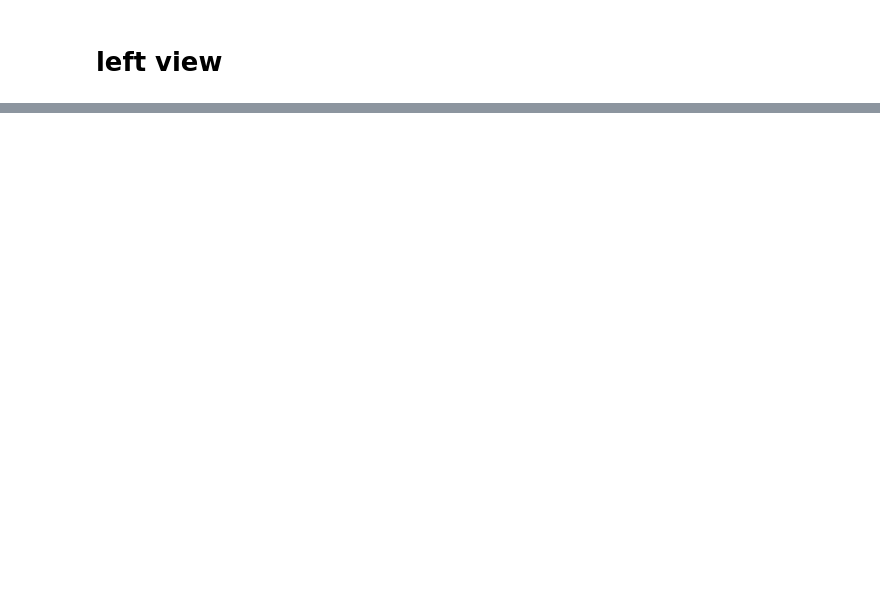
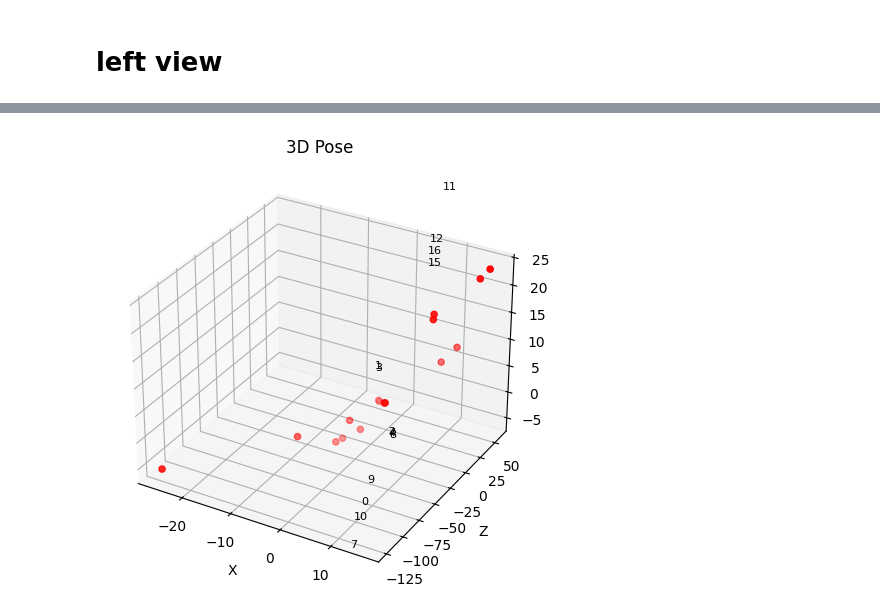
Before and after one commit to ChenKaiXuSan/Skiing_Analysis_PyTorch, a Jupyter notebook: analysis/wrold_pose.ipynb, the cells around one changed output, grey strips where cells are left out. Drawn from its saved outputs; the diff is of its cells as text; code cells hidden in the pictures; blank space fills up the shorter version.

```diff
--- a/analysis/wrold_pose.ipynb
+++ b/analysis/wrold_pose.ipynb
@@ -121,3 +164,36 @@ torch.Size([1, 17])
+# %%
+def plot_3d_pose(pose3d, joint_names=None, title="3D Pose"):
+
+    x, y, z = pose3d[:, 0].cpu().numpy(), pose3d[:, 1].cpu().numpy(), pose3d[:, 2].cpu().numpy()
+    fig = plt.figure()
+    ax = fig.add_subplot(111, projection='3d')
+    # ax.scatter(x, y, z, c='r')
+    ax.scatter(x, z, y, c='r')
+    for i in range(len(x)):
+        ax.text(x[i], y[i], z[i], str(i), fontsize=8)
+    ax.set_xlabel("X")
+    ax.set_ylabel("Z")
+    ax.set_zlabel("Y")
+    ax.set_title(title)
+    # ax.view_init(elev=0, azim=-45)  # elev=仰角, azim=水平角度
+    plt.tight_layout()
+    plt.show()
+# %%
+# 假设你已经得到了左右两个 keypoints
+
+pts_l = left_keypoints[0]
+pts_r = right_keypoints[0]
+
+pose3d = triangulate_from_disparity(
+    pts_l, pts_r,
+    image_size=(1280, 720),
+    focal_length=1000.0,
+    baseline=5
+)
+
+plot_3d_pose(pose3d)
+# %% [output]
+[figure, added]
 # %%
 import torch
 import matplotlib.pyplot as plt
```
Also changed, not shown: parts of 20 cells of this notebook, 2 other files.
